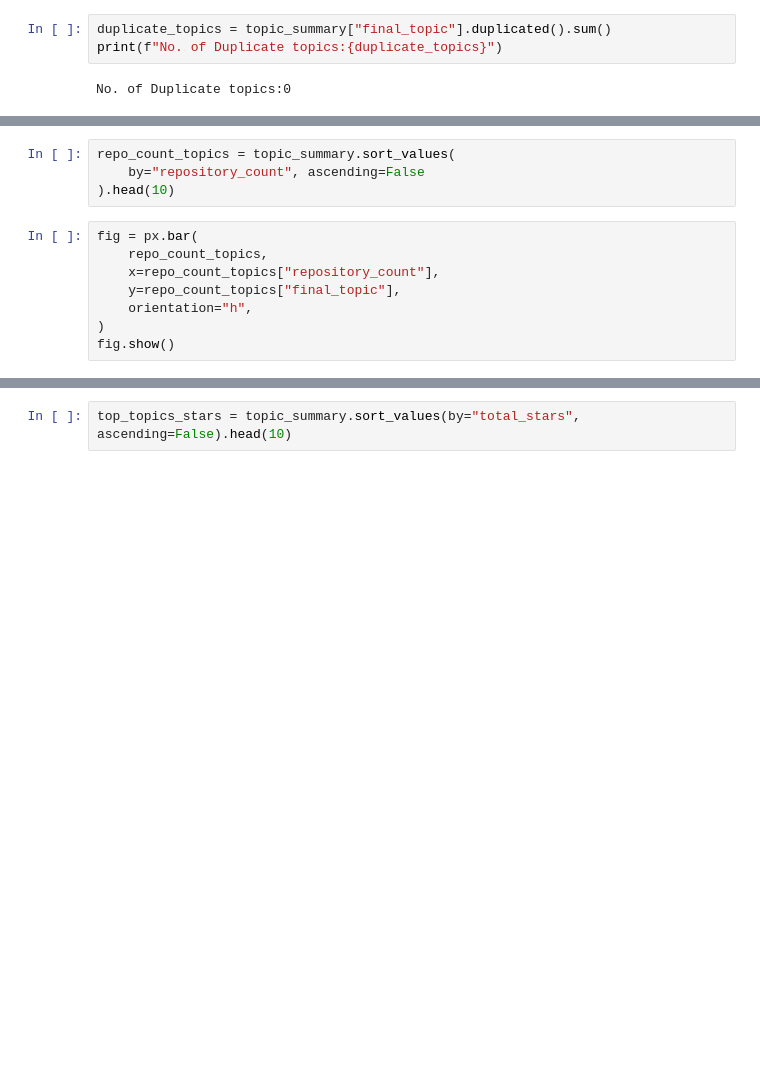
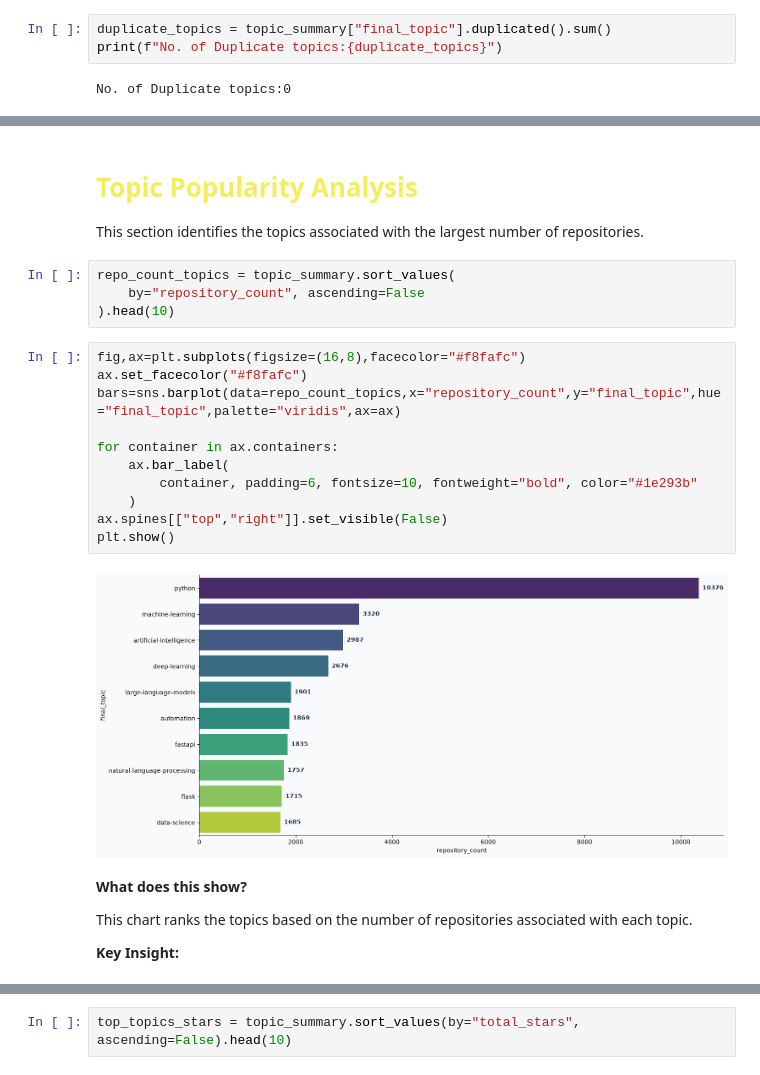
Before and after one commit to hellovishwas/python-ecosystem-intelligence, a Jupyter notebook: notebooks/06_github_topic_category_eda.ipynb, the cells around one changed output, grey strips where cells are left out. Cells and saved outputs as stored; diff of their text form; blank space fills up the shorter version.

```diff
--- a/notebooks/06_github_topic_category_eda.ipynb
+++ b/notebooks/06_github_topic_category_eda.ipynb
@@ -43,12 +53,27 @@ topic_summary.shape
+# %% [markdown]
+<h1 style="color: #f4ed60; font-family: 'Courier New', monospace;">Topic Popularity Analysis</h1>
+
+This section identifies the topics associated with the largest number of repositories.
 # %%
 repo_count_topics = topic_summary.sort_values(
     by="repository_count", ascending=False
 ).head(10)
 # %%
-fig = px.bar(
-    repo_count_topics,
-    x=repo_count_topics["repository_count"],
-    y=repo_count_topics["final_topic"],
-    orientation="h",
-)
-fig.show()
+fig,ax=plt.subplots(figsize=(16,8),facecolor="#f8fafc")
+ax.set_facecolor("#f8fafc")
+bars=sns.barplot(data=repo_count_topics,x="repository_count",y="final_topic",hue="final_topic",palette="viridis",ax=ax)
+
+for container in ax.containers:
+    ax.bar_label(
+        container, padding=6, fontsize=10, fontweight="bold", color="#1e293b"
+    )
+ax.spines[["top","right"]].set_visible(False)
+plt.show()
+# %% [output]
+[figure, added]
+# %% [markdown]
+**What does this show?**
+
+This chart ranks the topics based on the number of repositories associated with each topic.
+
+**Key Insight:**
```
Also changed, not shown: parts of 24 cells of this notebook, 2 other files.
